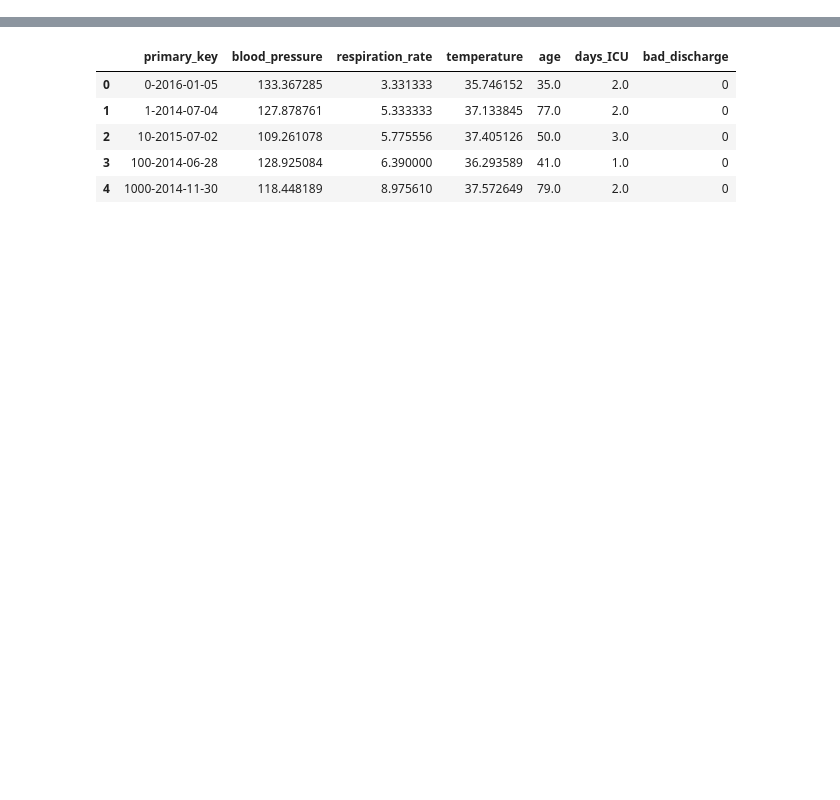
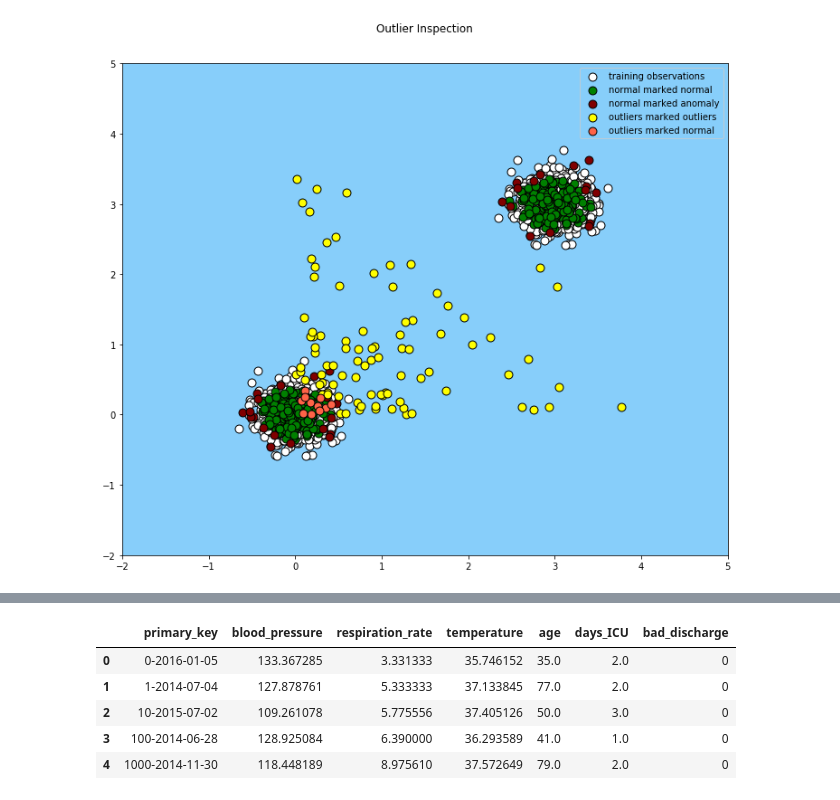
Before and after one commit to Anand191/AppliedDL, a Jupyter notebook: Isolation Forest.ipynb, the cells around one changed output, grey strips where cells are left out. Saved outputs shown, nothing was run; the diff lists cells and outputs as text; code cells hidden in the pictures; blank space fills up the shorter version.

```diff
--- a/Isolation Forest.ipynb
+++ b/Isolation Forest.ipynb
@@ -13,0 +23,7 @@ from sklearn.ensemble import RandomForestClassifier
+# %%
+'''Initialize Models Here'''
+clf = IsolationForest(behaviour='new', max_samples=100,
+                      random_state=rng, contamination=0.11)
+
+rfc = RandomForestClassifier(n_estimators=1000, random_state=42, max_features=1.,
+                             class_weight='balanced')
@@ -13,0 +121,37 @@ from sklearn.ensemble import RandomForestClassifier
+# %%
+'''Plotting predictions'''
+
+X_outliers = X_outliers.assign(y = y_pred_outliers)
+X_test = X_test.assign(y = y_pred_test)
+
+plt.title("Outlier Inspection")
+
+p1 = plt.scatter(X_train.x1, X_train.x2, c='white',
+                 s=20*4, edgecolor='k')
+p2 = plt.scatter(X_test.loc[X_test.y == 1, ['x1']],
+                 X_test.loc[X_test.y == 1, ['x2']],
+                 c='green', s=20*4, edgecolor='k')
+p3 = plt.scatter(X_test.loc[X_test.y == -1, ['x1']],
+                 X_test.loc[X_test.y == -1, ['x2']],
+                 c='maroon', s=20*4, edgecolor='k')
+p4 = plt.scatter(X_outliers.loc[X_outliers.y == -1, ['x1']],
+                 X_outliers.loc[X_outliers.y == -1, ['x2']],
+                 c='yellow', s=20*4, edgecolor='k')
+p5 = plt.scatter(X_outliers.loc[X_outliers.y == 1, ['x1']],
+                 X_outliers.loc[X_outliers.y == 1, ['x2']],
+                 c='tomato', s=20*4, edgecolor='k')
+
+plt.axis('tight')
+plt.xlim((-2, 5))
+plt.ylim((-2, 5))
+plt.legend([p1, p2, p3, p4, p5],
+           ["training observations",
+            "normal marked normal",
+            "normal marked anomaly",
+            "outliers marked outliers",
+            "outliers marked normal"],
+           loc="best")
+
+plt.show()
+# %% [output]
+[figure, added]
```
Also changed, not shown: parts of 20 cells of this notebook, 1 other file.
